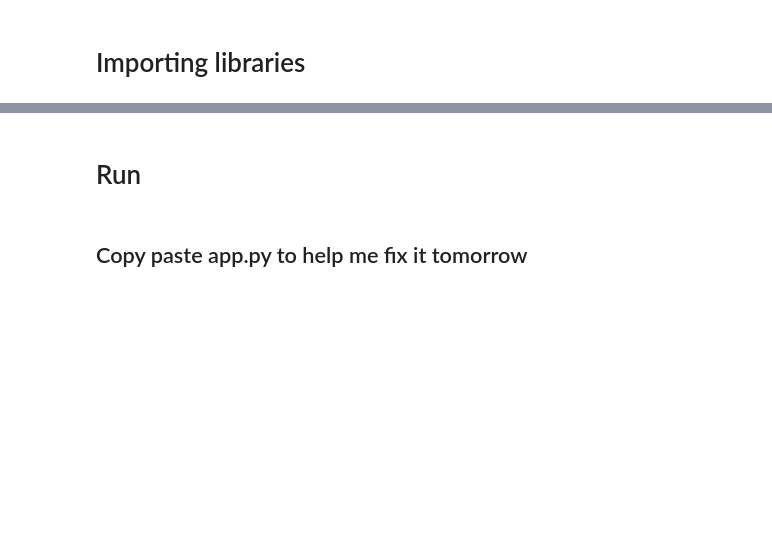
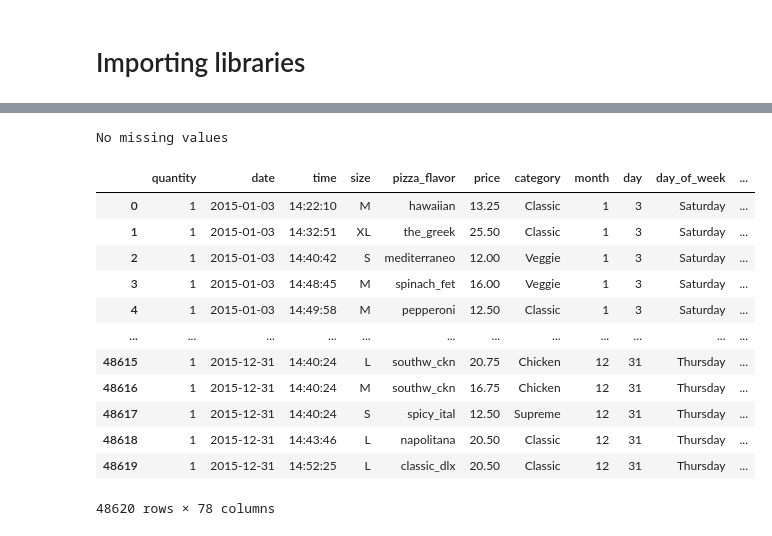
Before and after one commit to CCNY-Analytics-and-Quant/DA-Business-Analytics-2023, a Jupyter notebook: Data_analysis_server.ipynb, the cells around one changed output, grey strips where cells are left out. Cells and saved outputs as stored; diff of their text form; code cells hidden in the pictures; blank space fills up the shorter version.

```diff
--- a/Data_analysis_server.ipynb
+++ b/Data_analysis_server.ipynb
@@ -19,12 +17,3 @@ import os
 dir =  os.getcwd()
 FILE = dir + "/SQL/SQL_output.csv"
 RAIN = dir + "/Resources/2015_RainFall.csv"
-# %%
-rain = pd.read_csv(RAIN)
-df = pd.read_csv(FILE)
-df if df.isna().sum(axis=1).any() else print("No missing values")
-# Set the display options
-pd.set_option('display.max_rows', None)
-pd.set_option('display.max_columns', None)
-pd.set_option('display.width', None)
-pd.set_option('display.max_colwidth', None)
@@ -179,11 +19,0 @@ Name: order_id, dtype: int64
-# %%
-dir =  os.getcwd()
-FILE = dir + "/SQL/SQL_output.csv"
-RAIN = dir + "/Resources/2015_RainFall.csv"
-
-PATH = pathlib.Path(__file__).parent
-DATA_PATH = PATH.joinpath("data").resolve()
-
-
-df = pd.read_csv(DATA_PATH.joinpath(FILE))
-rain = pd.read_csv(DATA_PATH.joinpath(RAIN))
@@ -396,2 +19,0 @@ def update_bar_chart():
-# %% [markdown]
-# Run
@@ -402,2 +19,0 @@ if __name__ == '__main__':
-# %% [markdown]
-## Copy paste app.py to help me fix it tomorrow
@@ -623,0 +20,47 @@ if __name__ == '__main__':
+# %%
+rain = pd.read_csv(RAIN)
+df = pd.read_csv(FILE)
+df if df.isna().sum(axis=1).any() else print("No missing values")
+# %% [output]
+No missing values
+# %%
+# Formatting the data
+df.rename(columns={'pizza_type_id': 'pizza_flavor'}, inplace=True)
+df['date'] = pd.to_datetime(df['date'])
+df['month'] = df['date'].dt.month
+df['day'] = df['date'].dt.day
+df['day_of_week'] = df['date'].dt.day_name()
+day_order = ['Monday', 'Tuesday', 'Wednesday', 'Thursday', 'Friday', 'Saturday','Sunday']
+df['hour'] = pd.to_datetime(df['time']).dt.hour
+
+# Creating order id
+df['order_id'] = df['month'].apply(lambda x: str(x).zfill(2)) + df['day'].apply(lambda x: str(x).zfill(2)) + df['time']
+
+# Create 'multiple_orders' column, 1 if the order_id is duplicated, 0 if not
+df['multiple_orders'] = df.duplicated('order_id').astype(int)
+
+# Fixing typing errors in 'ingredients' column
+df['ingredients'] = df['ingredients'].str.replace(', ', ',') # one space
+df['ingredients'] = df['ingredients'].str.replace(',  ', ',') # two spaces after comma
+
+# Perform one-hot encoding on the 'ingredients' column
+ingredients_dummies = df['ingredients'].str.get_dummies(',')
+
+# Add the new columns to the original DataFrame
+df = pd.concat([df, ingredients_dummies], axis=1)
+df = df.drop('ingredients', axis=1) # Drop the OG 'ingredients' column
+df
+# %% [output]
+|  | quantity | date | time | size | pizza_flavor | price | category | month | day | day_of_week | ... |
+| 0 | 1 | 2015-01-03 | 14:22:10 | M | hawaiian | 13.25 | Classic | 1 | 3 | Saturday | ... |
+| 1 | 1 | 2015-01-03 | 14:32:51 | XL | the_greek | 25.50 | Classic | 1 | 3 | Saturday | ... |
+| 2 | 1 | 2015-01-03 | 14:40:42 | S | mediterraneo | 12.00 | Veggie | 1 | 3 | Saturday | ... |
+| 3 | 1 | 2015-01-03 | 14:48:45 | M | spinach_fet | 16.00 | Veggie | 1 | 3 | Saturday | ... |
+| 4 | 1 | 2015-01-03 | 14:49:58 | M | pepperoni | 12.50 | Classic | 1 | 3 | Saturday | ... |
+| ... | ... | ... | ... | ... | ... | ... | ... | ... | ... | ... | ... |
+| 48615 | 1 | 2015-12-31 | 14:40:24 | L | southw_ckn | 20.75 | Chicken | 12 | 31 | Thursday | ... |
+| 48616 | 1 | 2015-12-31 | 14:40:24 | M | southw_ckn | 16.75 | Chicken | 12 | 31 | Thursday | ... |
+| 48617 | 1 | 2015-12-31 | 14:40:24 | S | spicy_ital | 12.50 | Supreme | 12 | 31 | Thursday | ... |
+| 48618 | 1 | 2015-12-31 | 14:43:46 | L | napolitana | 20.50 | Classic | 12 | 31 | Thursday | ... |
+| 48619 | 1 | 2015-12-31 | 14:52:25 | L | classic_dlx | 20.50 | Classic | 12 | 31 | Thursday | ... |
+48620 rows × 78 columns
```
Also changed, not shown: parts of 46 cells of this notebook, 1 other file.
